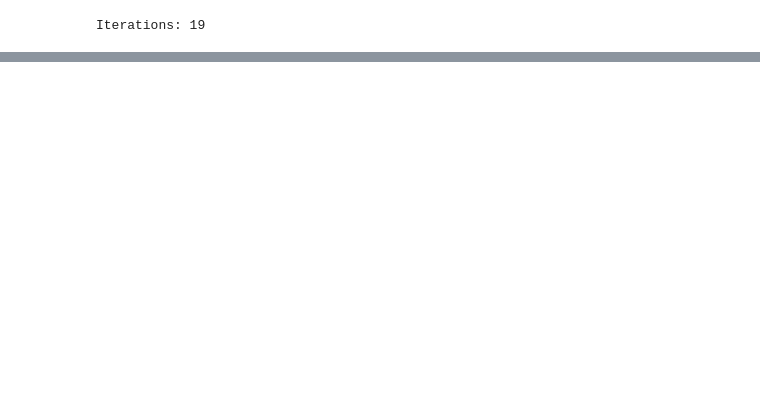
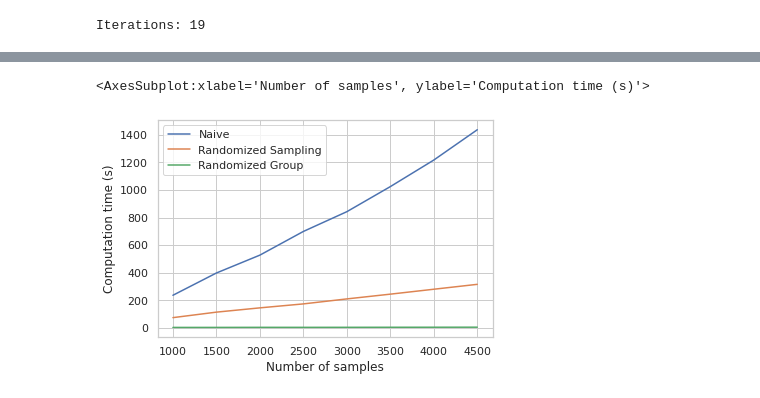
Before and after one commit to lurosenb/Swap_Auditor, a Jupyter notebook: Crafting_an_Unfair_Model.ipynb, the cells around one changed output, grey strips where cells are left out. Cells and saved outputs as stored; diff of their text form; code cells hidden in the pictures; blank space fills up the shorter version.

```diff
--- a/Crafting_an_Unfair_Model.ipynb
+++ b/Crafting_an_Unfair_Model.ipynb
@@ -402,0 +503,15 @@ TutoredSocio-economicStatusQuartileFathersWishes: 0.9510204081632653
+# %%
+import seaborn as sns
+
+#sns line plot
+sns.set(style="whitegrid")
+#set x label
+plt.xlabel('Number of samples')
+#set y label
+plt.ylabel('Computation time (s)')
+sns.lineplot(x=n_list, y=computation_time_list_naive, label="Naive")
+sns.lineplot(x=n_list, y=computation_time_list_rs, label="Randomized Sampling")
+sns.lineplot(x=n_list, y=computation_time_list_rg, label="Randomized Group")
+# %% [output]
+<AxesSubplot:xlabel='Number of samples', ylabel='Computation time (s)'>
+[figure, added]
```
Also changed, not shown: parts of 16 cells of this notebook.
